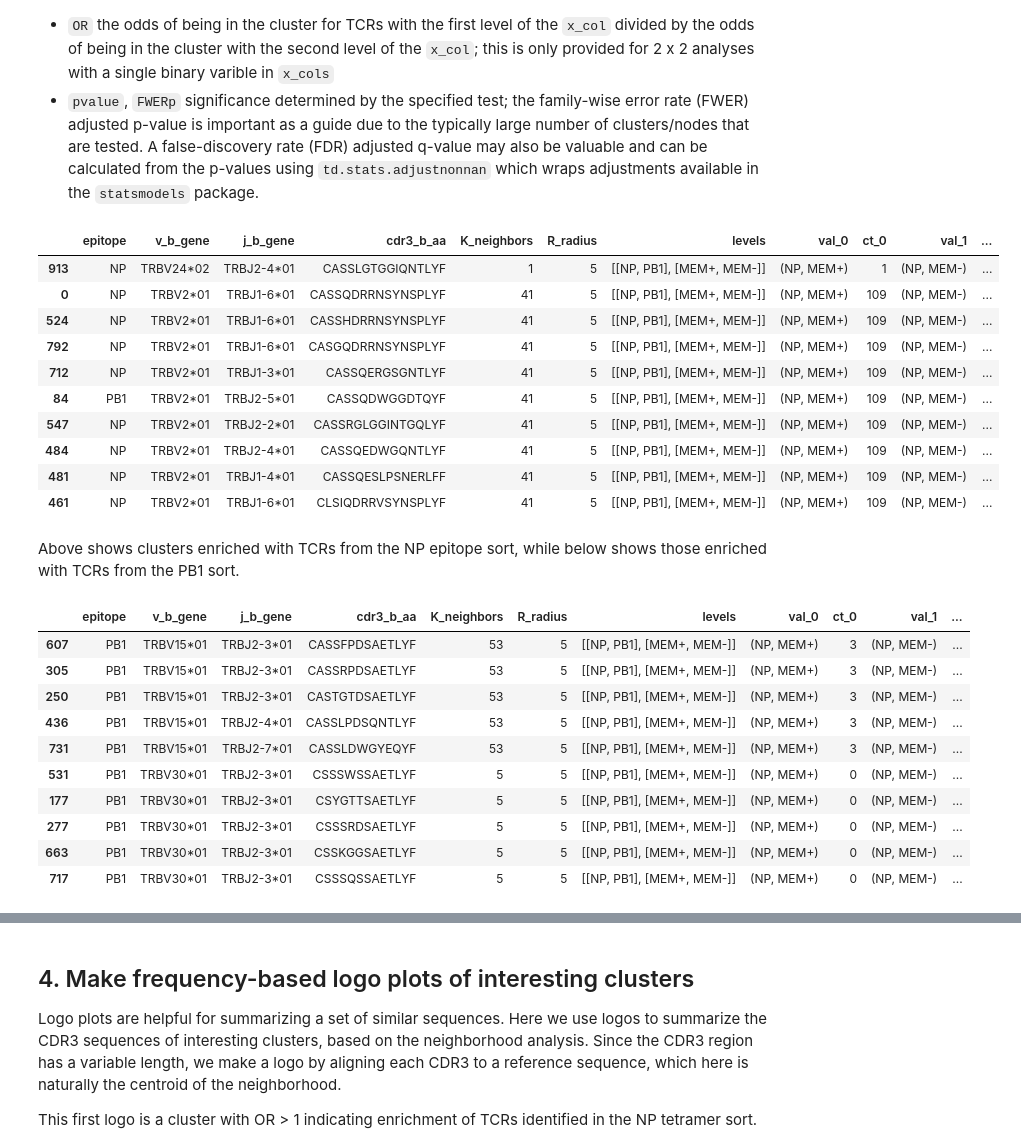
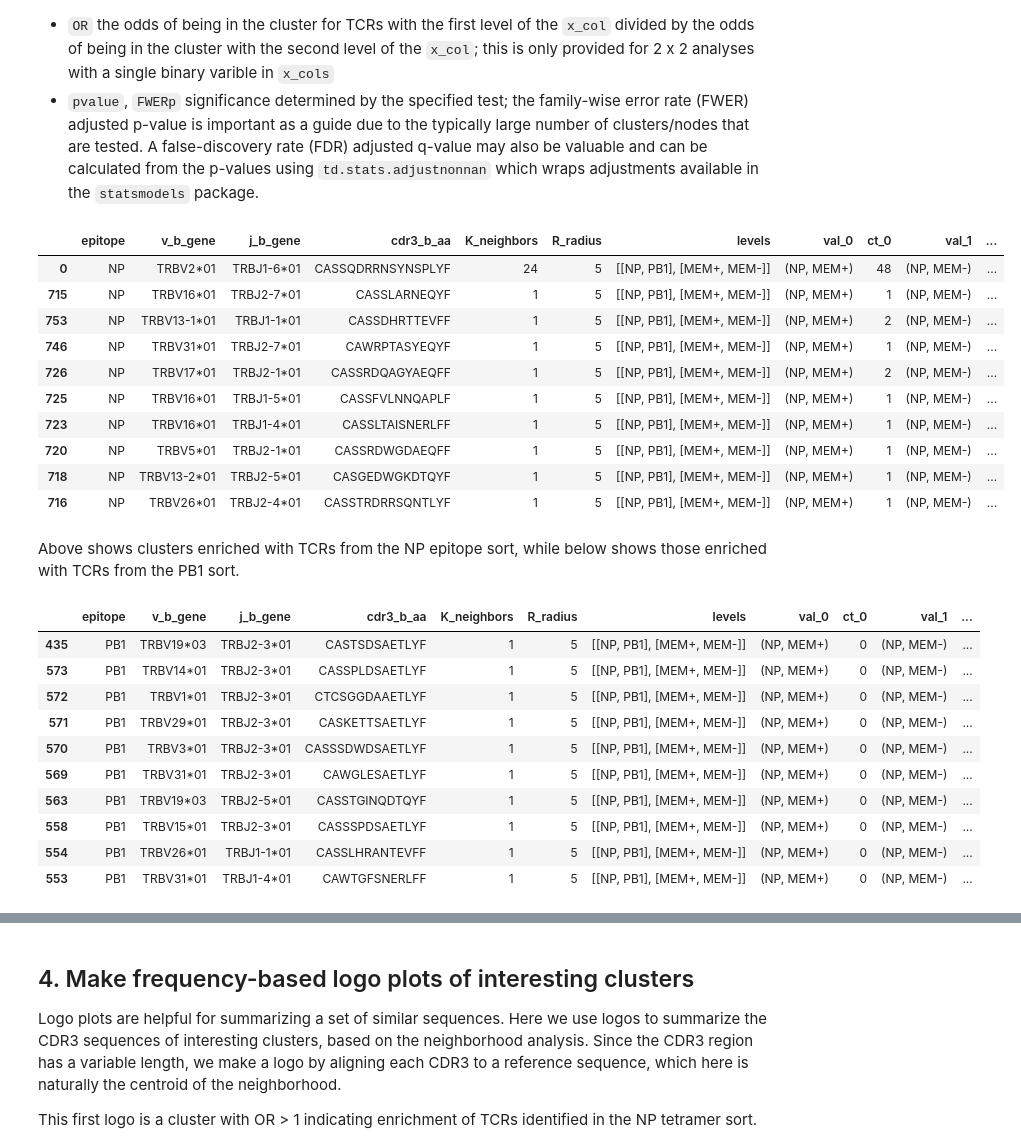
Before and after one commit to kmayerb/tcrdist2, a Jupyter notebook: important_notebooks/hierdiff_example.ipynb, the cells around one changed output, grey strips where cells are left out. Cells and saved outputs as stored; diff of their text form; code cells hidden in the pictures.

```diff
--- a/important_notebooks/hierdiff_example.ipynb
+++ b/important_notebooks/hierdiff_example.ipynb
@@ -98,13 +99,12 @@ The neighborhood can be defined using a fixed radius or a fixed number of unique
 Although this nearest-neighbor (NN) approach tests many nearly identical neighborhoods around similar TCRs, which can reduce overall power after a multiplicity adjustment, it can be helpful to have an enrichment statistic for each TCR that can be plotted relative to other TCR features (e.g. the probability of generation); it also is convenient for overlaying as a color on a scatter plot embedding of TCRs (left for another tutorial!). In the future the NN approach could be implemented for large datasets without ever having to compute and hold all pairwise distances in memory, and could take advantage of existing scalable NN machine learning tools.
 # %%
 res = td.stats.neighborhood_diff(tr.clone_df,
-                          pwmat=tr.pmhc_b_aa_pw,
+                          pwmat=pw,
                           x_cols=['epitope'],
                           count_col='count',
                           test_method='fishers',
                           knn_neighbors=None, knn_radius=5)
 res = tr.clone_df.join(res)
-res = res.sort_values(by='OR', ascending=False)
 # %% [markdown]
 ### Columns in the results file
 The results `pd.DataFrame` is designed in such a way that the counts could be used in a more sophisticated regression or other model for analysis. The statistical tests we provide are good for scanning repertoires for interesting differences, but it is likely that for real-world experimental designs, a more complex model will be required (e.g. adjusting for more covariates, continuous features, etc.) This format also allows for transporting the data via a CSV file into R where other statistical approaches are available.
@@ -123,33 +123,33 @@ Each row of the table represents a single cluster of TCRs in a neighborhood arou
 # %%
 cols = ['epitope', 'v_b_gene', 'j_b_gene', 'cdr3_b_aa', 'K_neighbors', 'R_radius',
         'levels', 'val_0', 'ct_0', 'val_1', 'ct_1', 'val_2', 'ct_2', 'val_3', 'ct_3',
         'X|MEM+', 'X|MEM-', 'OR', 'pvalue', 'FWERp']
-res[cols].drop_duplicates(['cdr3_b_aa']).head(10)
+res[cols].drop_duplicates(['cdr3_b_aa']).sort_values(by='OR', ascending=False).head(10)
 # %% [output]
 |  | epitope | v_b_gene | j_b_gene | cdr3_b_aa | K_neighbors | R_radius | levels | val_0 | ct_0 | val_1 | ... |
-| 913 | NP | TRBV24*02 | TRBJ2-4*01 | CASSLGTGGIQNTLYF | 1 | 5 | [[NP, PB1], [MEM+, MEM-]] | (NP, MEM+) | 1 | (NP, MEM-) | ... |
-| 0 | NP | TRBV2*01 | TRBJ1-6*01 | CASSQDRRNSYNSPLYF | 41 | 5 | [[NP, PB1], [MEM+, MEM-]] | (NP, MEM+) | 109 | (NP, MEM-) | ... |
-| 524 | NP | TRBV2*01 | TRBJ1-6*01 | CASSHDRRNSYNSPLYF | 41 | 5 | [[NP, PB1], [MEM+, MEM-]] | (NP, MEM+) | 109 | (NP, MEM-) | ... |
-| 792 | NP | TRBV2*01 | TRBJ1-6*01 | CASGQDRRNSYNSPLYF | 41 | 5 | [[NP, PB1], [MEM+, MEM-]] | (NP, MEM+) | 109 | (NP, MEM-) | ... |
-| 712 | NP | TRBV2*01 | TRBJ1-3*01 | CASSQERGSGNTLYF | 41 | 5 | [[NP, PB1], [MEM+, MEM-]] | (NP, MEM+) | 109 | (NP, MEM-) | ... |
-| 84 | PB1 | TRBV2*01 | TRBJ2-5*01 | CASSQDWGGDTQYF | 41 | 5 | [[NP, PB1], [MEM+, MEM-]] | (NP, MEM+) | 109 | (NP, MEM-) | ... |
-| 547 | NP | TRBV2*01 | TRBJ2-2*01 | CASSRGLGGINTGQLYF | 41 | 5 | [[NP, PB1], [MEM+, MEM-]] | (NP, MEM+) | 109 | (NP, MEM-) | ... |
-| 484 | NP | TRBV2*01 | TRBJ2-4*01 | CASSQEDWGQNTLYF | 41 | 5 | [[NP, PB1], [MEM+, MEM-]] | (NP, MEM+) | 109 | (NP, MEM-) | ... |
-| 481 | NP | TRBV2*01 | TRBJ1-4*01 | CASSQESLPSNERLFF | 41 | 5 | [[NP, PB1], [MEM+, MEM-]] | (NP, MEM+) | 109 | (NP, MEM-) | ... |
-| 461 | NP | TRBV2*01 | TRBJ1-6*01 | CLSIQDRRVSYNSPLYF | 41 | 5 | [[NP, PB1], [MEM+, MEM-]] | (NP, MEM+) | 109 | (NP, MEM-) | ... |
+| 0 | NP | TRBV2*01 | TRBJ1-6*01 | CASSQDRRNSYNSPLYF | 24 | 5 | [[NP, PB1], [MEM+, MEM-]] | (NP, MEM+) | 48 | (NP, MEM-) | ... |
+| 715 | NP | TRBV16*01 | TRBJ2-7*01 | CASSLARNEQYF | 1 | 5 | [[NP, PB1], [MEM+, MEM-]] | (NP, MEM+) | 1 | (NP, MEM-) | ... |
+| 753 | NP | TRBV13-1*01 | TRBJ1-1*01 | CASSDHRTTEVFF | 1 | 5 | [[NP, PB1], [MEM+, MEM-]] | (NP, MEM+) | 2 | (NP, MEM-) | ... |
+| 746 | NP | TRBV31*01 | TRBJ2-7*01 | CAWRPTASYEQYF | 1 | 5 | [[NP, PB1], [MEM+, MEM-]] | (NP, MEM+) | 1 | (NP, MEM-) | ... |
+| 726 | NP | TRBV17*01 | TRBJ2-1*01 | CASSRDQAGYAEQFF | 1 | 5 | [[NP, PB1], [MEM+, MEM-]] | (NP, MEM+) | 2 | (NP, MEM-) | ... |
+| 725 | NP | TRBV16*01 | TRBJ1-5*01 | CASSFVLNNQAPLF | 1 | 5 | [[NP, PB1], [MEM+, MEM-]] | (NP, MEM+) | 1 | (NP, MEM-) | ... |
+| 723 | NP | TRBV16*01 | TRBJ1-4*01 | CASSLTAISNERLFF | 1 | 5 | [[NP, PB1], [MEM+, MEM-]] | (NP, MEM+) | 1 | (NP, MEM-) | ... |
+| 720 | NP | TRBV5*01 | TRBJ2-1*01 | CASSRDWGDAEQFF | 1 | 5 | [[NP, PB1], [MEM+, MEM-]] | (NP, MEM+) | 1 | (NP, MEM-) | ... |
+| 718 | NP | TRBV13-2*01 | TRBJ2-5*01 | CASGEDWGKDTQYF | 1 | 5 | [[NP, PB1], [MEM+, MEM-]] | (NP, MEM+) | 1 | (NP, MEM-) | ... |
+| 716 | NP | TRBV26*01 | TRBJ2-4*01 | CASSTRDRRSQNTLYF | 1 | 5 | [[NP, PB1], [MEM+, MEM-]] | (NP, MEM+) | 1 | (NP, MEM-) | ... |
 # %% [markdown]
 Above shows clusters enriched with TCRs from the NP epitope sort, while below shows those enriched with TCRs from the PB1 sort.
 # %%
-res[cols].drop_duplicates(['cdr3_b_aa']).tail(10)
+res[cols].drop_duplicates(['cdr3_b_aa']).sort_values(by='OR', ascending=True).head(10)
 # %% [output]
 |  | epitope | v_b_gene | j_b_gene | cdr3_b_aa | K_neighbors | R_radius | levels | val_0 | ct_0 | val_1 | ... |
-| 607 | PB1 | TRBV15*01 | TRBJ2-3*01 | CASSFPDSAETLYF | 53 | 5 | [[NP, PB1], [MEM+, MEM-]] | (NP, MEM+) | 3 | (NP, MEM-) | ... |
-| 305 | PB1 | TRBV15*01 | TRBJ2-3*01 | CASSRPDSAETLYF | 53 | 5 | [[NP, PB1], [MEM+, MEM-]] | (NP, MEM+) | 3 | (NP, MEM-) | ... |
-| 250 | PB1 | TRBV15*01 | TRBJ2-3*01 | CASTGTDSAETLYF | 53 | 5 | [[NP, PB1], [MEM+, MEM-]] | (NP, MEM+) | 3 | (NP, MEM-) | ... |
-| 436 | PB1 | TRBV15*01 | TRBJ2-4*01 | CASSLPDSQNTLYF | 53 | 5 | [[NP, PB1], [MEM+, MEM-]] | (NP, MEM+) | 3 | (NP, MEM-) | ... |
-| 731 | PB1 | TRBV15*01 | TRBJ2-7*01 | CASSLDWGYEQYF | 53 | 5 | [[NP, PB1], [MEM+, MEM-]] | (NP, MEM+) | 3 | (NP, MEM-) | ... |
-| 531 | PB1 | TRBV30*01 | TRBJ2-3*01 | CSSSWSSAETLYF | 5 | 5 | [[NP, PB1], [MEM+, MEM-]] | (NP, MEM+) | 0 | (NP, MEM-) | ... |
-| 177 | PB1 | TRBV30*01 | TRBJ2-3*01 | CSYGTTSAETLYF | 5 | 5 | [[NP, PB1], [MEM+, MEM-]] | (NP, MEM+) | 0 | (NP, MEM-) | ... |
-| 277 | PB1 | TRBV30*01 | TRBJ2-3*01 | CSSSRDSAETLYF | 5 | 5 | [[NP, PB1], [MEM+, MEM-]] | (NP, MEM+) | 0 | (NP, MEM-) | ... |
-| 663 | PB1 | TRBV30*01 | TRBJ2-3*01 | CSSKGGSAETLYF | 5 | 5 | [[NP, PB1], [MEM+, MEM-]] | (NP, MEM+) | 0 | (NP, MEM-) | ... |
-| 717 | PB1 | TRBV30*01 | TRBJ2-3*01 | CSSSQSSAETLYF | 5 | 5 | [[NP, PB1], [MEM+, MEM-]] | (NP, MEM+) | 0 | (NP, MEM-) | ... |
+| 435 | PB1 | TRBV19*03 | TRBJ2-3*01 | CASTSDSAETLYF | 1 | 5 | [[NP, PB1], [MEM+, MEM-]] | (NP, MEM+) | 0 | (NP, MEM-) | ... |
+| 573 | PB1 | TRBV14*01 | TRBJ2-3*01 | CASSPLDSAETLYF | 1 | 5 | [[NP, PB1], [MEM+, MEM-]] | (NP, MEM+) | 0 | (NP, MEM-) | ... |
+| 572 | PB1 | TRBV1*01 | TRBJ2-3*01 | CTCSGGDAAETLYF | 1 | 5 | [[NP, PB1], [MEM+, MEM-]] | (NP, MEM+) | 0 | (NP, MEM-) | ... |
+| 571 | PB1 | TRBV29*01 | TRBJ2-3*01 | CASKETTSAETLYF | 1 | 5 | [[NP, PB1], [MEM+, MEM-]] | (NP, MEM+) | 0 | (NP, MEM-) | ... |
+| 570 | PB1 | TRBV3*01 | TRBJ2-3*01 | CASSSDWDSAETLYF | 1 | 5 | [[NP, PB1], [MEM+, MEM-]] | (NP, MEM+) | 0 | (NP, MEM-) | ... |
+| 569 | PB1 | TRBV31*01 | TRBJ2-3*01 | CAWGLESAETLYF | 1 | 5 | [[NP, PB1], [MEM+, MEM-]] | (NP, MEM+) | 0 | (NP, MEM-) | ... |
+| 563 | PB1 | TRBV19*03 | TRBJ2-5*01 | CASSTGINQDTQYF | 1 | 5 | [[NP, PB1], [MEM+, MEM-]] | (NP, MEM+) | 0 | (NP, MEM-) | ... |
+| 558 | PB1 | TRBV15*01 | TRBJ2-3*01 | CASSSPDSAETLYF | 1 | 5 | [[NP, PB1], [MEM+, MEM-]] | (NP, MEM+) | 0 | (NP, MEM-) | ... |
+| 554 | PB1 | TRBV26*01 | TRBJ1-1*01 | CASSLHRANTEVFF | 1 | 5 | [[NP, PB1], [MEM+, MEM-]] | (NP, MEM+) | 0 | (NP, MEM-) | ... |
+| 553 | PB1 | TRBV31*01 | TRBJ1-4*01 | CAWTGFSNERLFF | 1 | 5 | [[NP, PB1], [MEM+, MEM-]] | (NP, MEM+) | 0 | (NP, MEM-) | ... |
```
Also changed, not shown: parts of 5 cells of this notebook, 1 other file.
